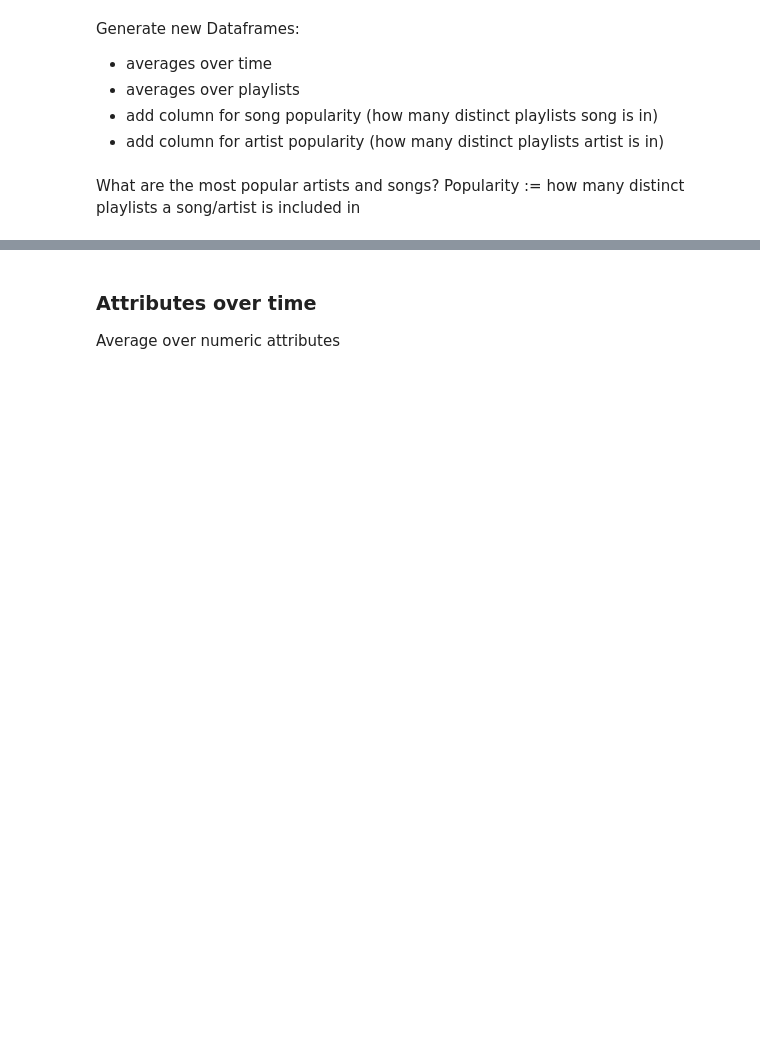
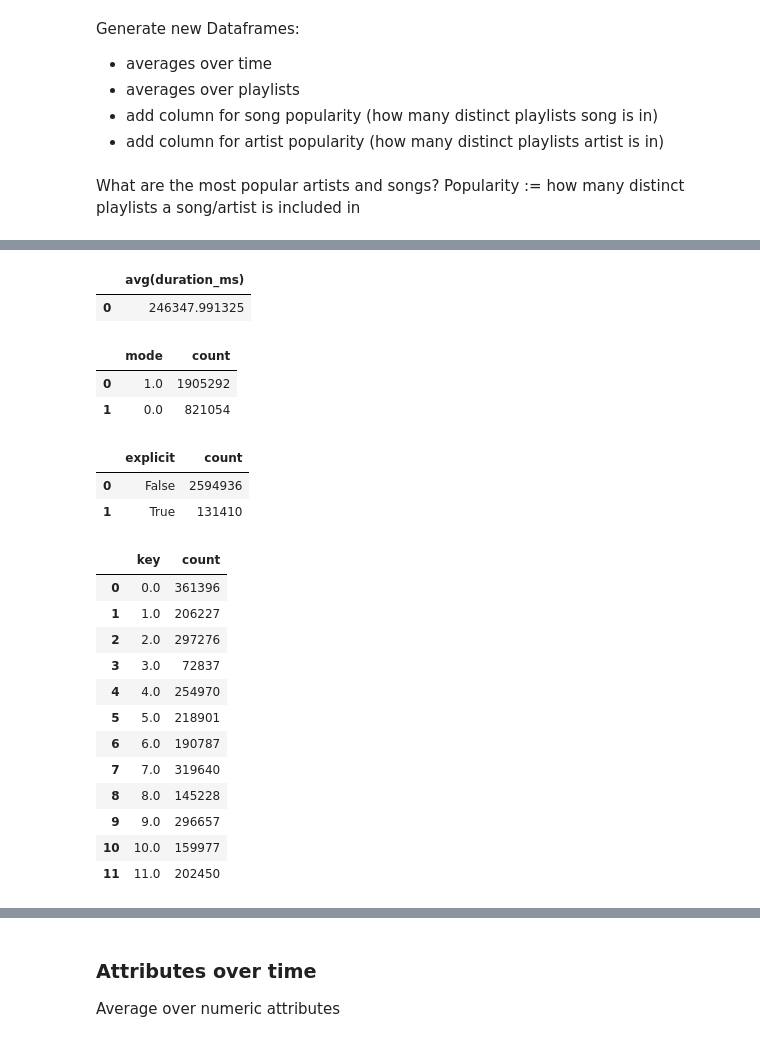
Before and after one commit to eric-kaufmann/spotify_analysis, a Jupyter notebook: analysis_pyspark.ipynb, the cells around one changed output, grey strips where cells are left out. Drawn from its saved outputs; the diff is of its cells as text; code cells hidden in the pictures; blank space fills up the shorter version.

```diff
--- a/analysis_pyspark.ipynb
+++ b/analysis_pyspark.ipynb
@@ -118,3 +162,40 @@ print(artist_popularity.toPandas().head())
+# %%
+# get avg song duration
+merge_df.agg(avg('duration_ms')).toPandas().head(10)
+# %% [output]
+|  | avg(duration_ms) |
+| 0 | 246347.991325 |
+# %%
+# get num of minor/major songs
+merge_df.groupBy('mode').count().toPandas().head()
+# %% [output]
+|  | mode | count |
+| 0 | 1.0 | 1905292 |
+| 1 | 0.0 | 821054 |
+# %%
+# get num of explicit songs
+merge_df.groupBy('explicit').count().toPandas().head()
+# %% [output]
+|  | explicit | count |
+| 0 | False | 2594936 |
+| 1 | True | 131410 |
+# %%
+# get num of songs in diff keys
+merge_df.groupBy('key').count().orderBy(f.asc("key")).toPandas().head(20)
+# %% [output]
+|  | key | count |
+| 0 | 0.0 | 361396 |
+| 1 | 1.0 | 206227 |
+| 2 | 2.0 | 297276 |
+| 3 | 3.0 | 72837 |
+| 4 | 4.0 | 254970 |
+| 5 | 5.0 | 218901 |
+| 6 | 6.0 | 190787 |
+| 7 | 7.0 | 319640 |
+| 8 | 8.0 | 145228 |
+| 9 | 9.0 | 296657 |
+| 10 | 10.0 | 159977 |
+| 11 | 11.0 | 202450 |
 # %%
 import matplotlib.pyplot as plt
 
```
Also changed, not shown: parts of 7 cells of this notebook.
